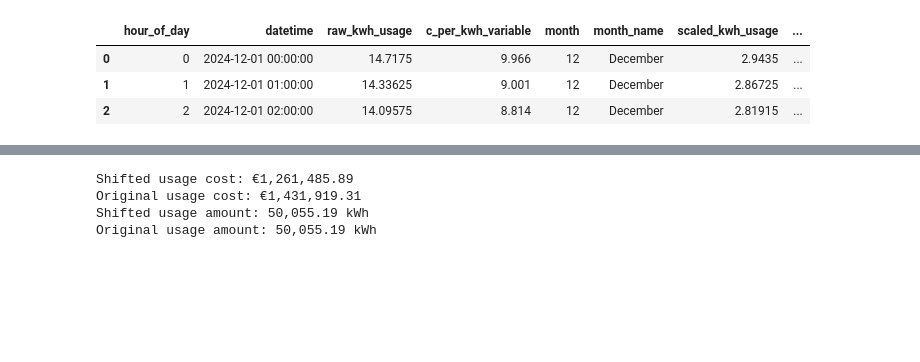
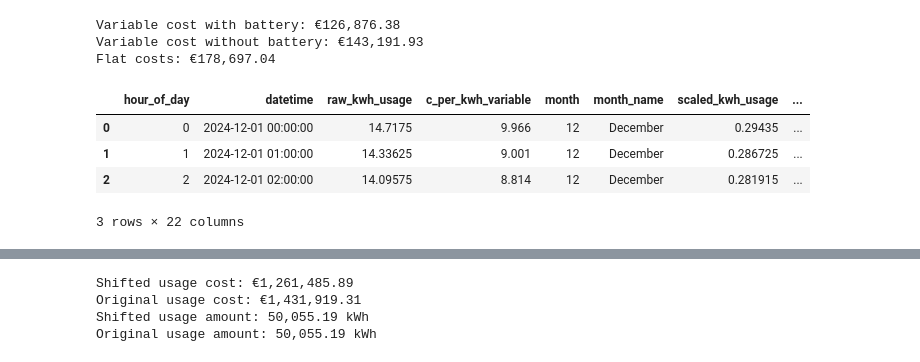
Before and after one commit to NeilSinclair/electricy-model, a Jupyter notebook: data-analysis_clean.ipynb, the cells around one changed output, grey strips where cells are left out. Saved outputs shown, nothing was run; the diff lists cells and outputs as text; code cells hidden in the pictures; blank space fills up the shorter version.

```diff
--- a/data-analysis_clean.ipynb
+++ b/data-analysis_clean.ipynb
@@ -12,11 +12,22 @@ hourly_daily_avg = dp.shift_electricity_usage_daily(df_usage_and_price, config=C
 
 merged_df = dp.merge_temperature_shift_with_usage(df_usage_and_price, hourly_daily_avg,config=CONFIG)
 
+allocated_storage = dp.allocate_battery_storage(merged_df, config=CONFIG)
+
+print(f'Variable cost with battery: €{allocated_storage["c_variable_total_cost_with_battery"].sum():,.2f}')
+print(f'Variable cost without battery: €{allocated_storage["c_total_variable_cost"].sum():,.2f}')
+print(f'Flat costs: €{allocated_storage["c_total_flat_cost"].sum():,.2f}')
+
 # shifted_usage = dp.calculate_shifted_electricity_cost(df_usage_and_price, hourly_monthly_avg, config=CONFIG)
+# %% [output]
+Variable cost with battery: €126,876.38
+Variable cost without battery: €143,191.93
+Flat costs: €178,697.04
 # %%
-merged_df.head(3)
+allocated_storage.head(3)
 # %% [output]
 |  | hour_of_day | datetime | raw_kwh_usage | c_per_kwh_variable | month | month_name | scaled_kwh_usage | ... |
-| 0 | 0 | 2024-12-01 00:00:00 | 14.7175 | 9.966 | 12 | December | 2.9435 | ... |
-| 1 | 1 | 2024-12-01 01:00:00 | 14.33625 | 9.001 | 12 | December | 2.86725 | ... |
-| 2 | 2 | 2024-12-01 02:00:00 | 14.09575 | 8.814 | 12 | December | 2.81915 | ... |
+| 0 | 0 | 2024-12-01 00:00:00 | 14.7175 | 9.966 | 12 | December | 0.29435 | ... |
+| 1 | 1 | 2024-12-01 01:00:00 | 14.33625 | 9.001 | 12 | December | 0.286725 | ... |
+| 2 | 2 | 2024-12-01 02:00:00 | 14.09575 | 8.814 | 12 | December | 0.281915 | ... |
+3 rows × 22 columns
```
Also changed, not shown: parts of 8 cells of this notebook, 3 other files.
